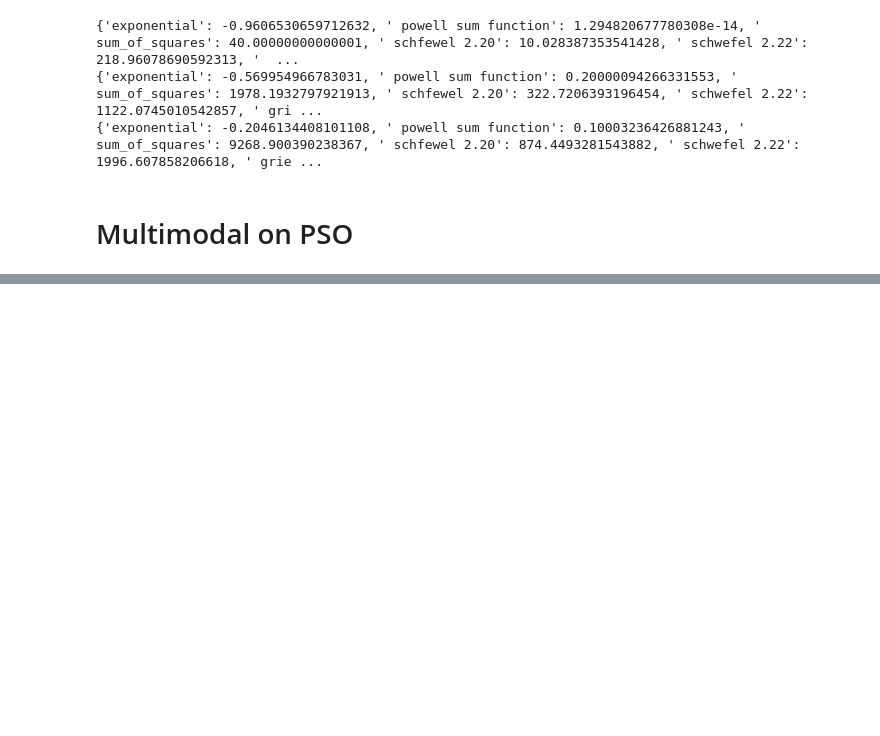
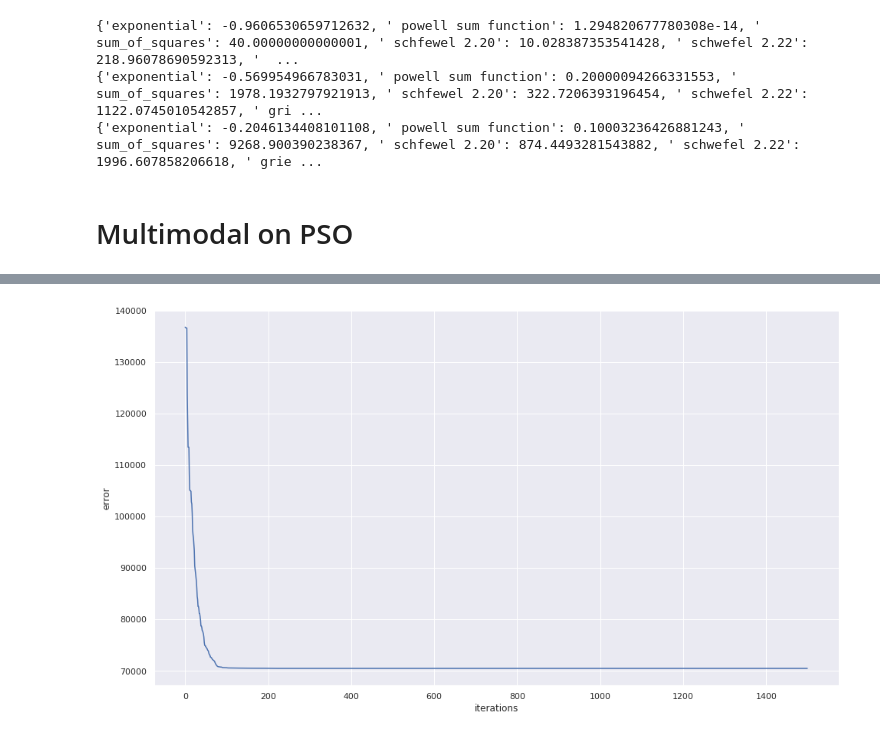
Before and after one commit to shubham0704/parallelGSO, a Jupyter notebook: experiments/Benchmarks.ipynb, the cells around one changed output, grey strips where cells are left out. Saved outputs shown, nothing was run; the diff lists cells and outputs as text; code cells hidden in the pictures; blank space fills up the shorter version.

```diff
--- a/experiments/Benchmarks.ipynb
+++ b/experiments/Benchmarks.ipynb
@@ -289,0 +342,9 @@ print(run_PSO_tests(50, 1000, 50, 'multimodal'))
+# %%
+# nonContinuousRastrigin
+# GSO
+gso_list = list()
+_ = GSO(5, search_space, 20, 1500, graph_functions[0], log=True, the_list=gso_list)
+# %%
+gso_true_list = list()
+for i,j,k,l,m in zip(gso_list[0], gso_list[1], gso_list[2], gso_list[3], gso_list[4]):
+    gso_true_list.append((i + j + k + l + m)/5)
@@ -289,0 +355,9 @@ print(run_PSO_tests(50, 1000, 50, 'multimodal'))
+# %%
+iterations = [i for i in range(1500)]
+df2 = pd.DataFrame({'iterations': iterations, 'error': gso_true_list})
+
+plt.figure(figsize=(16,9))
+sns.set()
+_ = sns.lineplot(x="iterations",y="error", data=df)
+# %% [output]
+[figure, added]
```
Also changed, not shown: parts of 16 cells of this notebook, 2 other files.
